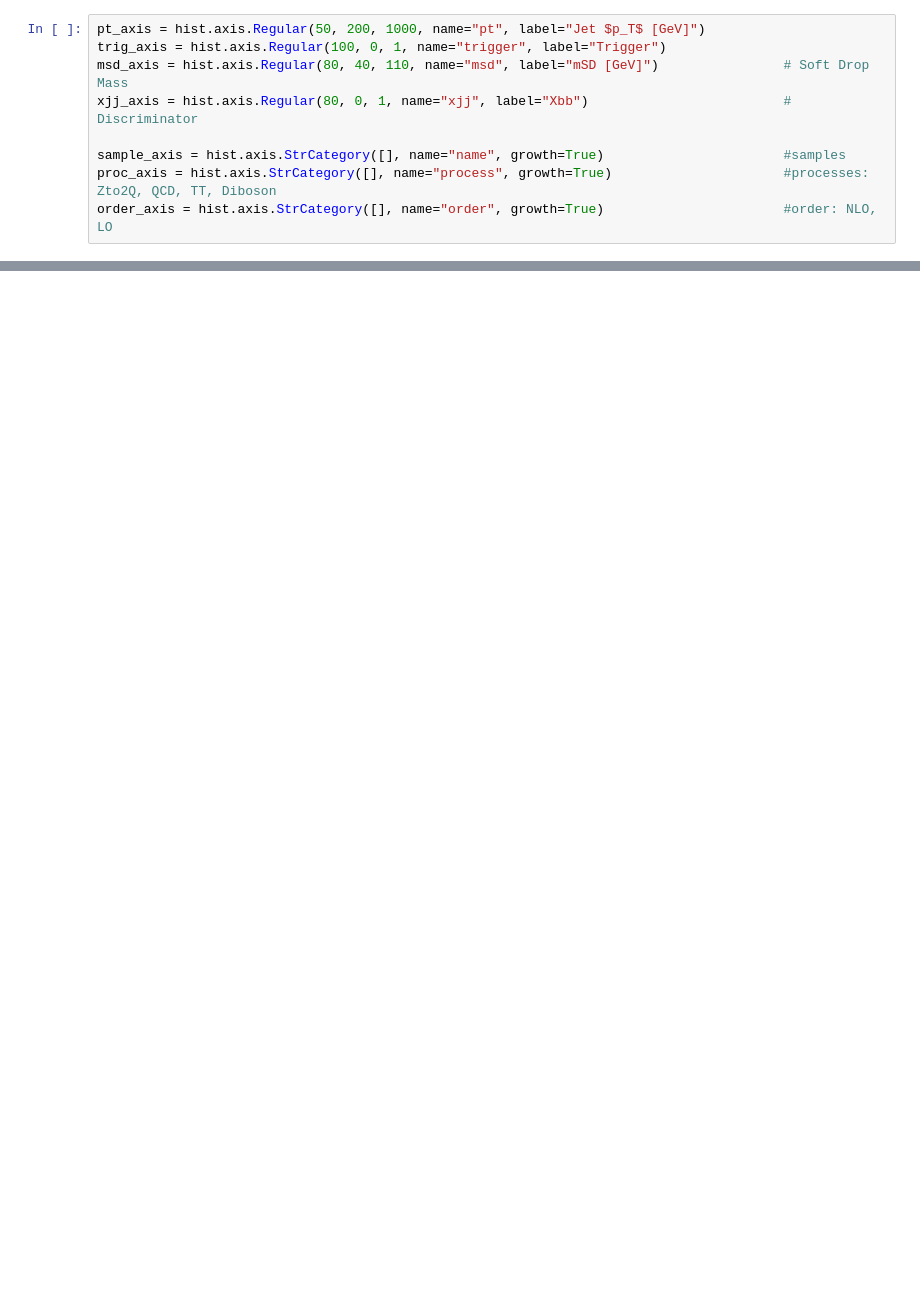
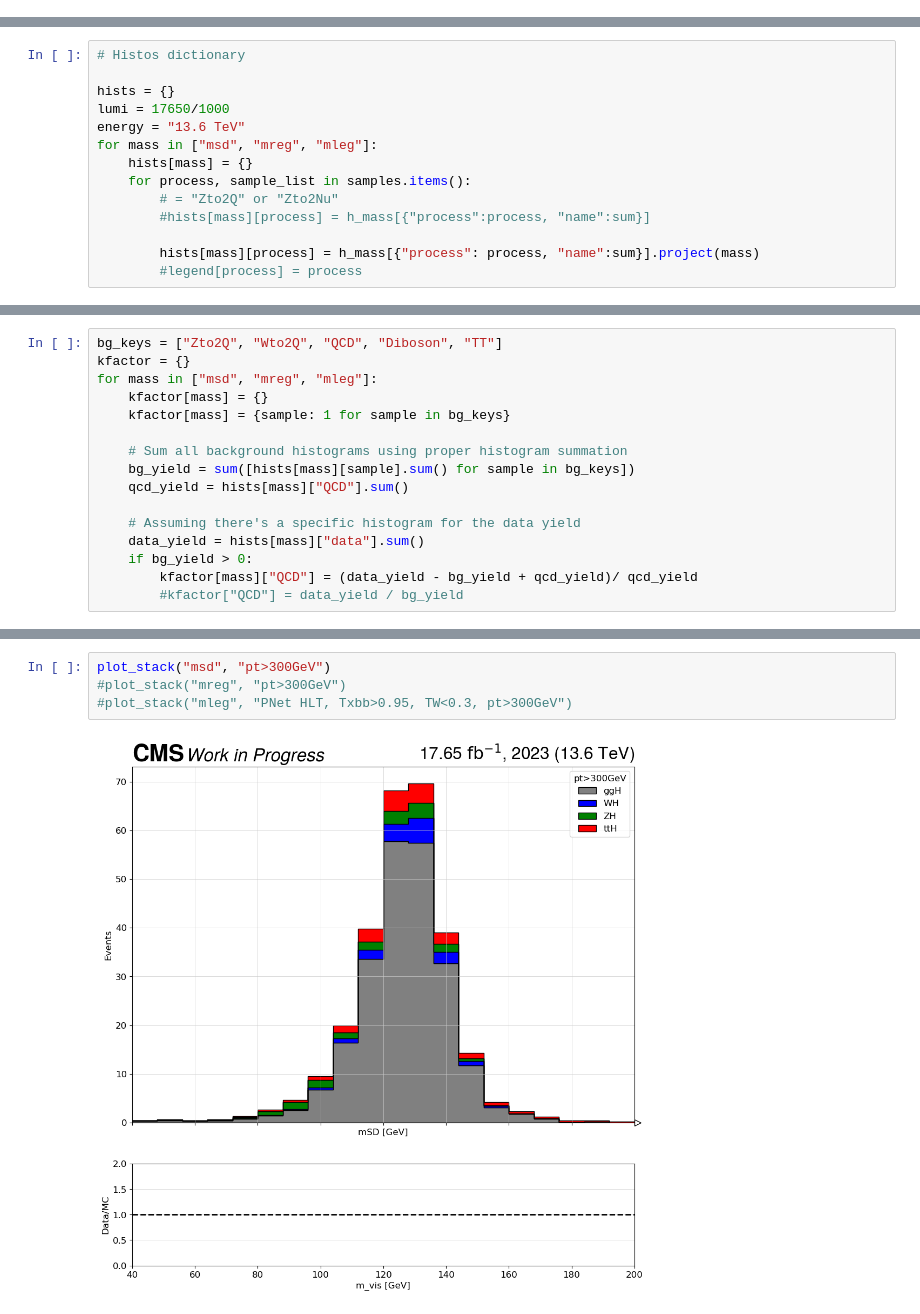
Before and after one commit to cmantill/hpt, a Jupyter notebook: Discriminators.ipynb, the cells around one changed output, grey strips where cells are left out. Cells and saved outputs as stored; diff of their text form; blank space fills up the shorter version.

Commit message:
Roc curves

```diff
--- a/Discriminators.ipynb
+++ b/Discriminators.ipynb
@@ -174,9 +151,0 @@ Name: finalWeight, Length: 1056064, dtype: float64
-# %%
-pt_axis = hist.axis.Regular(50, 200, 1000, name="pt", label="Jet $p_T$ [GeV]")
-trig_axis = hist.axis.Regular(100, 0, 1, name="trigger", label="Trigger")
-msd_axis = hist.axis.Regular(80, 40, 110, name="msd", label="mSD [GeV]")                # Soft Drop Mass
-xjj_axis = hist.axis.Regular(80, 0, 1, name="xjj", label="Xbb")                         # Discriminator
-
-sample_axis = hist.axis.StrCategory([], name="name", growth=True)                       #samples
-proc_axis = hist.axis.StrCategory([], name="process", growth=True)                      #processes: Zto2Q, QCD, TT, Diboson
-order_axis = hist.axis.StrCategory([], name="order", growth=True)                       #order: NLO, LO
@@ -309,0 +360,14 @@ Wto2Q
+# %%
+# Histos dictionary
+
+hists = {}
+lumi = 17650/1000
+energy = "13.6 TeV"
+for mass in ["msd", "mreg", "mleg"]:
+    hists[mass] = {}
+    for process, sample_list in samples.items():
+        # = "Zto2Q" or "Zto2Nu"
+        #hists[mass][process] = h_mass[{"process":process, "name":sum}]
+
+        hists[mass][process] = h_mass[{"process": process, "name":sum}].project(mass)
+        #legend[process] = process
@@ -309,0 +384,16 @@ Wto2Q
+# %%
+bg_keys = ["Zto2Q", "Wto2Q", "QCD", "Diboson", "TT"]
+kfactor = {}
+for mass in ["msd", "mreg", "mleg"]:
+    kfactor[mass] = {}
+    kfactor[mass] = {sample: 1 for sample in bg_keys}
+
+    # Sum all background histograms using proper histogram summation
+    bg_yield = sum([hists[mass][sample].sum() for sample in bg_keys])
+    qcd_yield = hists[mass]["QCD"].sum()
+
+    # Assuming there's a specific histogram for the data yield
+    data_yield = hists[mass]["data"].sum()
+    if bg_yield > 0:
+        kfactor[mass]["QCD"] = (data_yield - bg_yield + qcd_yield)/ qcd_yield
+        #kfactor["QCD"] = data_yield / bg_yield
@@ -309,0 +600,6 @@ Wto2Q
+# %%
+plot_stack("msd", "pt>300GeV")
+#plot_stack("mreg", "pt>300GeV")
+#plot_stack("mleg", "PNet HLT, Txbb>0.95, TW<0.3, pt>300GeV")
+# %% [output]
+[figure, added]
```
Also changed, not shown: parts of 25 cells of this notebook, 5 other files.
